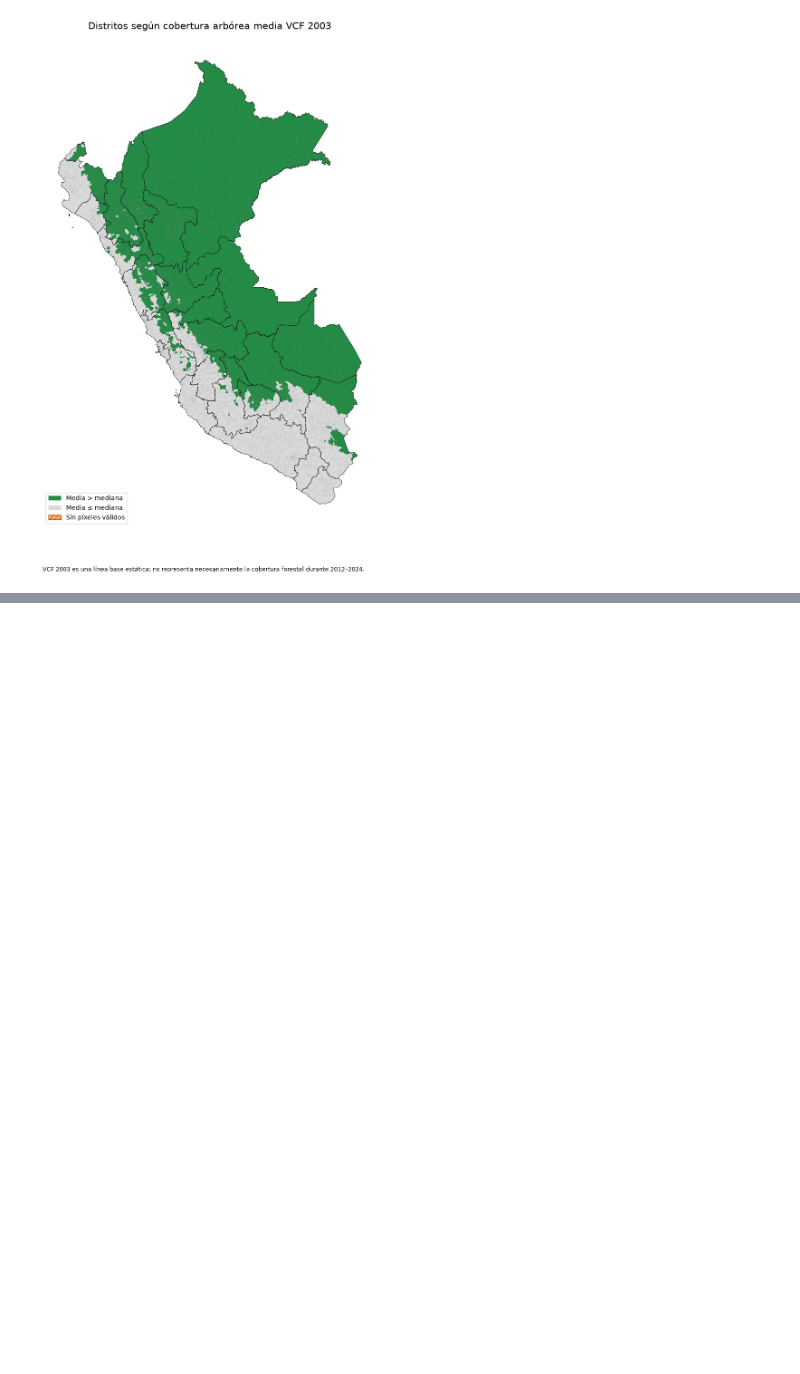
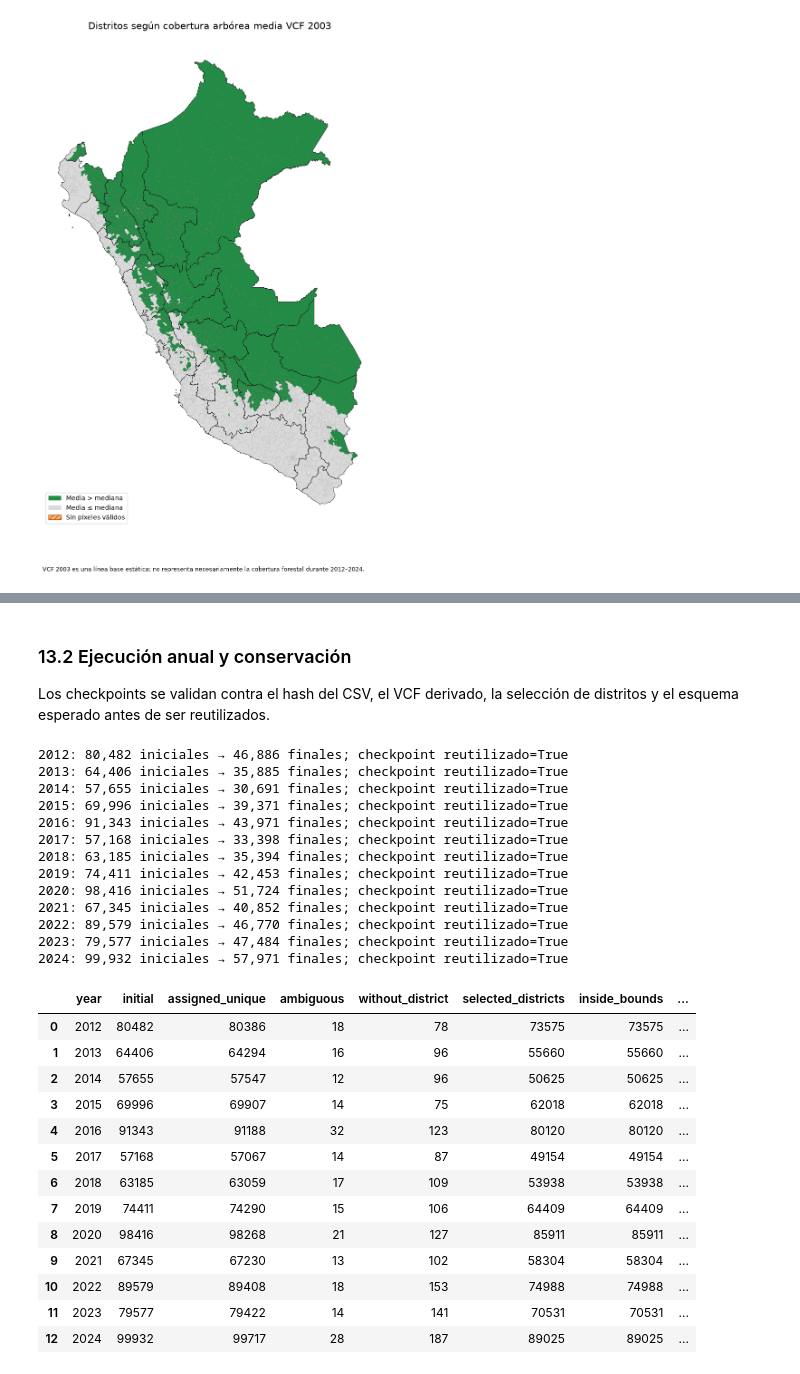
Before and after one commit to anzonyquispe/GeoAgent, a Jupyter notebook: Assignments/Assignment1/Assignment1_Tarea1-5_grupo3.ipynb, the cells around one changed output, grey strips where cells are left out. Saved outputs shown, nothing was run; the diff lists cells and outputs as text; code cells hidden in the pictures; blank space fills up the shorter version.

```diff
--- a/Assignments/Assignment1/Assignment1_Tarea1-5_grupo3.ipynb
+++ b/Assignments/Assignment1/Assignment1_Tarea1-5_grupo3.ipynb
@@ -2071,0 +1935,75 @@ Resumen reproducible: Assignments\Assignment1\cache_grupo3\manifests\phase2_summ
+# %% [markdown]
+### 13.2 Ejecución anual y conservación
+
+Los checkpoints se validan contra el hash del CSV, el VCF derivado,
+la selección de distritos y el esquema esperado antes de ser
+reutilizados.
+# %%
+task4_results = {}
+task4_qc_by_year = {}
+task4_parquet_paths = {}
+
+for task_year in VIIRS_YEARS:
+    annual_final, annual_qc, annual_path = process_task4_year(task_year)
+    task4_results[task_year] = annual_final
+    task4_qc_by_year[task_year] = annual_qc
+    task4_parquet_paths[task_year] = annual_path
+    print(
+        f"{task_year}: {annual_qc['initial']:,} iniciales → "
+        f"{annual_qc['final_gt50_le100']:,} finales; "
+        f"checkpoint reutilizado={annual_qc['reused_checkpoint']}"
+    )
+
+annual_conservation = pd.DataFrame(
+    [
+        {
+            "year": year,
+            "initial": qc["initial"],
+            "assigned_unique": qc["assigned_unique"],
+            "ambiguous": qc["ambiguous"],
+            "without_district": qc["without_district"],
+            "selected_districts": qc["candidate_selected_districts"],
+            "inside_bounds": qc["inside_bounds"],
+            "outside_bounds": qc["outside_bounds"],
+            "valid_0_100": qc["valid_0_100"],
+            "code_200": qc["code_200"],
+            "code_253": qc["code_253"],
+            "derived_nodata_255": qc["derived_nodata_255"],
+            "unexpected": qc["unexpected"],
+            "final_gt50_le100": qc["final_gt50_le100"],
+            "elapsed_seconds": qc["processing_elapsed_seconds"],
+            "parquet_size_bytes": qc["parquet_size_bytes"],
+            "reused_checkpoint": qc["reused_checkpoint"],
+        }
+        for year, qc in sorted(task4_qc_by_year.items())
+    ]
+)
+display(annual_conservation)
+# %% [output]
+2012: 80,482 iniciales → 46,886 finales; checkpoint reutilizado=True
+2013: 64,406 iniciales → 35,885 finales; checkpoint reutilizado=True
+2014: 57,655 iniciales → 30,691 finales; checkpoint reutilizado=True
+2015: 69,996 iniciales → 39,371 finales; checkpoint reutilizado=True
+2016: 91,343 iniciales → 43,971 finales; checkpoint reutilizado=True
+2017: 57,168 iniciales → 33,398 finales; checkpoint reutilizado=True
+2018: 63,185 iniciales → 35,394 finales; checkpoint reutilizado=True
+2019: 74,411 iniciales → 42,453 finales; checkpoint reutilizado=True
+2020: 98,416 iniciales → 51,724 finales; checkpoint reutilizado=True
+2021: 67,345 iniciales → 40,852 finales; checkpoint reutilizado=True
+2022: 89,579 iniciales → 46,770 finales; checkpoint reutilizado=True
+2023: 79,577 iniciales → 47,484 finales; checkpoint reutilizado=True
+2024: 99,932 iniciales → 57,971 finales; checkpoint reutilizado=True
+|  | year | initial | assigned_unique | ambiguous | without_district | selected_districts | inside_bounds | ... |
+| 0 | 2012 | 80482 | 80386 | 18 | 78 | 73575 | 73575 | ... |
+| 1 | 2013 | 64406 | 64294 | 16 | 96 | 55660 | 55660 | ... |
+| 2 | 2014 | 57655 | 57547 | 12 | 96 | 50625 | 50625 | ... |
+| 3 | 2015 | 69996 | 69907 | 14 | 75 | 62018 | 62018 | ... |
+| 4 | 2016 | 91343 | 91188 | 32 | 123 | 80120 | 80120 | ... |
+| 5 | 2017 | 57168 | 57067 | 14 | 87 | 49154 | 49154 | ... |
+| 6 | 2018 | 63185 | 63059 | 17 | 109 | 53938 | 53938 | ... |
+| 7 | 2019 | 74411 | 74290 | 15 | 106 | 64409 | 64409 | ... |
+| 8 | 2020 | 98416 | 98268 | 21 | 127 | 85911 | 85911 | ... |
+| 9 | 2021 | 67345 | 67230 | 13 | 102 | 58304 | 58304 | ... |
+| 10 | 2022 | 89579 | 89408 | 18 | 153 | 74988 | 74988 | ... |
+| 11 | 2023 | 79577 | 79422 | 14 | 141 | 70531 | 70531 | ... |
+| 12 | 2024 | 99932 | 99717 | 28 | 187 | 89025 | 89025 | ... |
```
Also changed, not shown: parts of 40 cells of this notebook, 1 other file.
